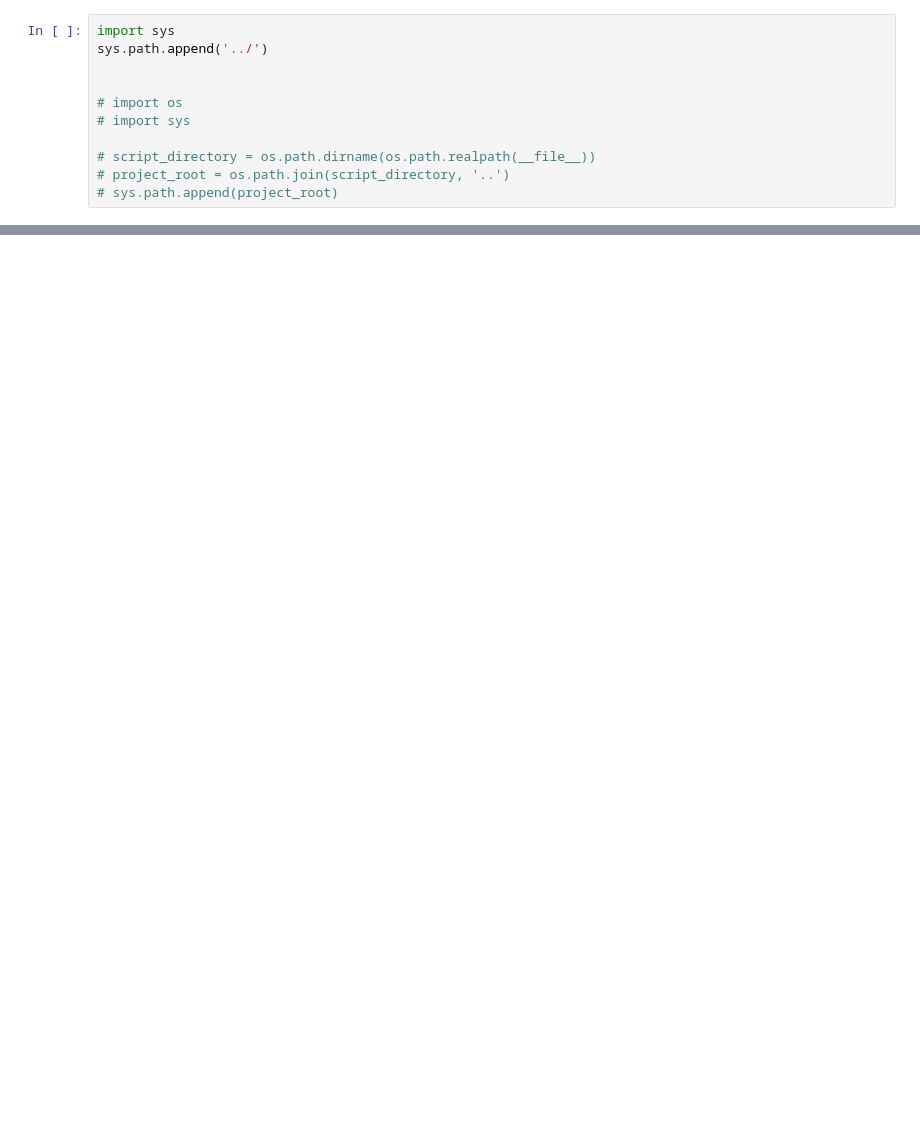
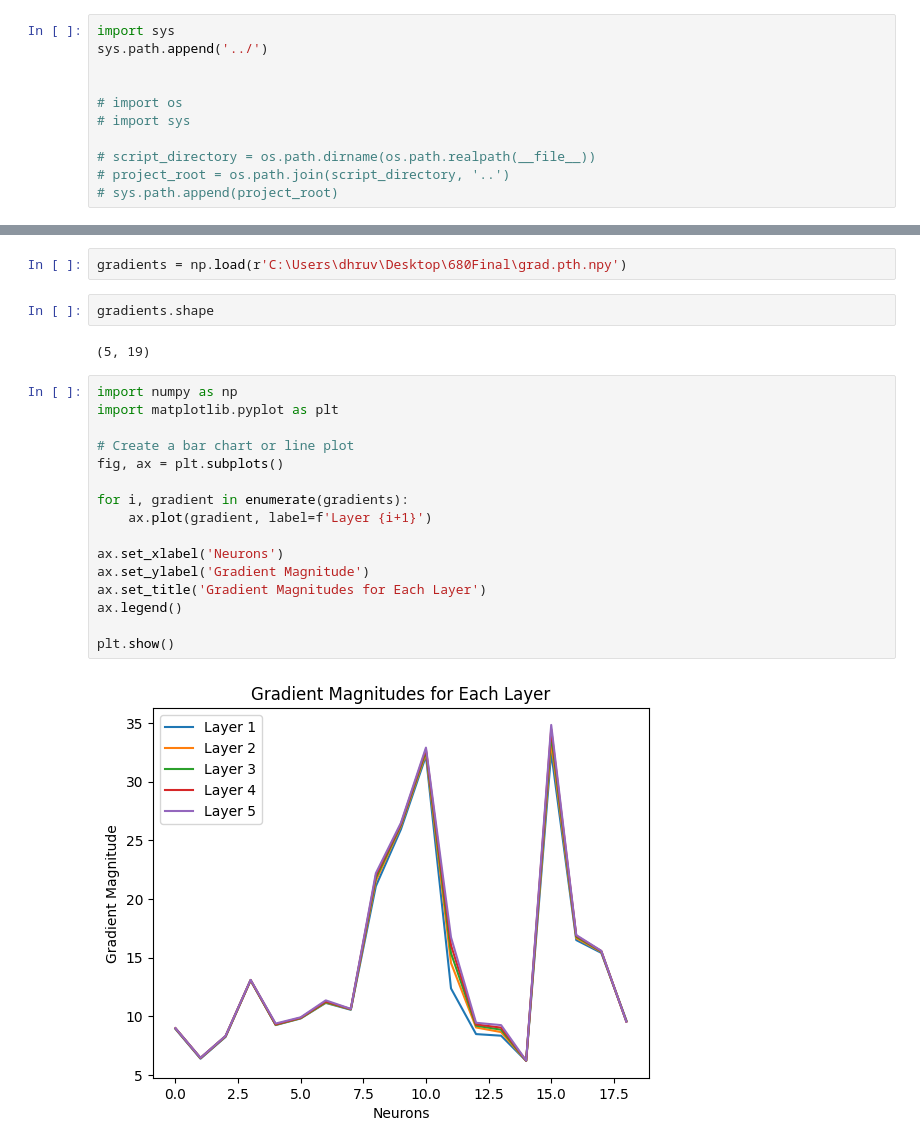
Before and after one commit to git-dhruv/Bayesian-informed-6D-Pose-estimation, a Jupyter notebook: notebooks/tester.ipynb, the cells around one changed output, grey strips where cells are left out. Cells and saved outputs as stored; diff of their text form; blank space fills up the shorter version.

```diff
--- a/notebooks/tester.ipynb
+++ b/notebooks/tester.ipynb
@@ -37,0 +22,24 @@ None
+# %%
+gradients = np.load(r'C:\Users\dhruv\Desktop\680Final\grad.pth.npy')
+# %%
+gradients.shape
+# %% [output]
+(5, 19)
+# %%
+import numpy as np
+import matplotlib.pyplot as plt
+
+# Create a bar chart or line plot
+fig, ax = plt.subplots()
+
+for i, gradient in enumerate(gradients):
+    ax.plot(gradient, label=f'Layer {i+1}')
+
+ax.set_xlabel('Neurons')
+ax.set_ylabel('Gradient Magnitude')
+ax.set_title('Gradient Magnitudes for Each Layer')
+ax.legend()
+
+plt.show()
+# %% [output]
+[figure, added]
```
Also changed, not shown: parts of 4 cells of this notebook, 2 other files.
